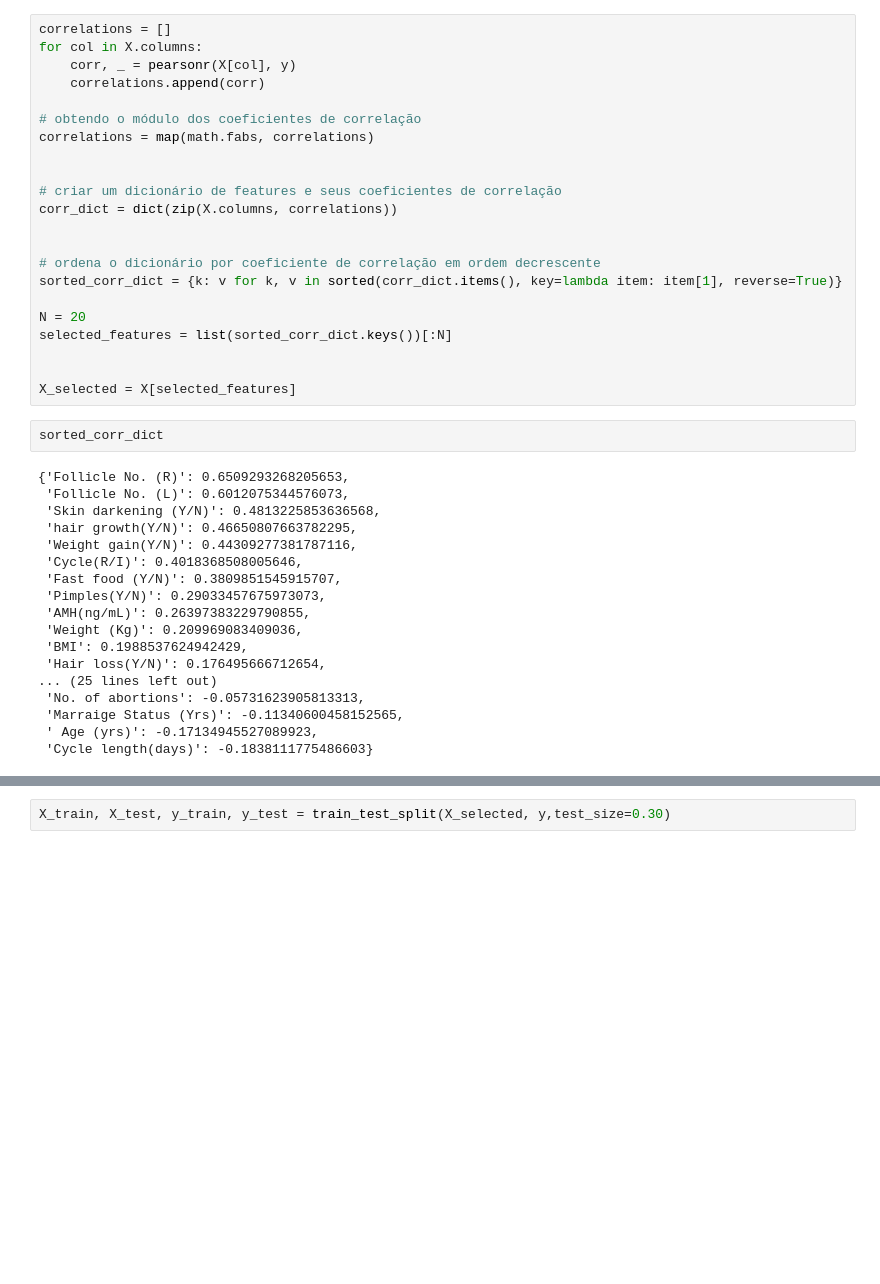
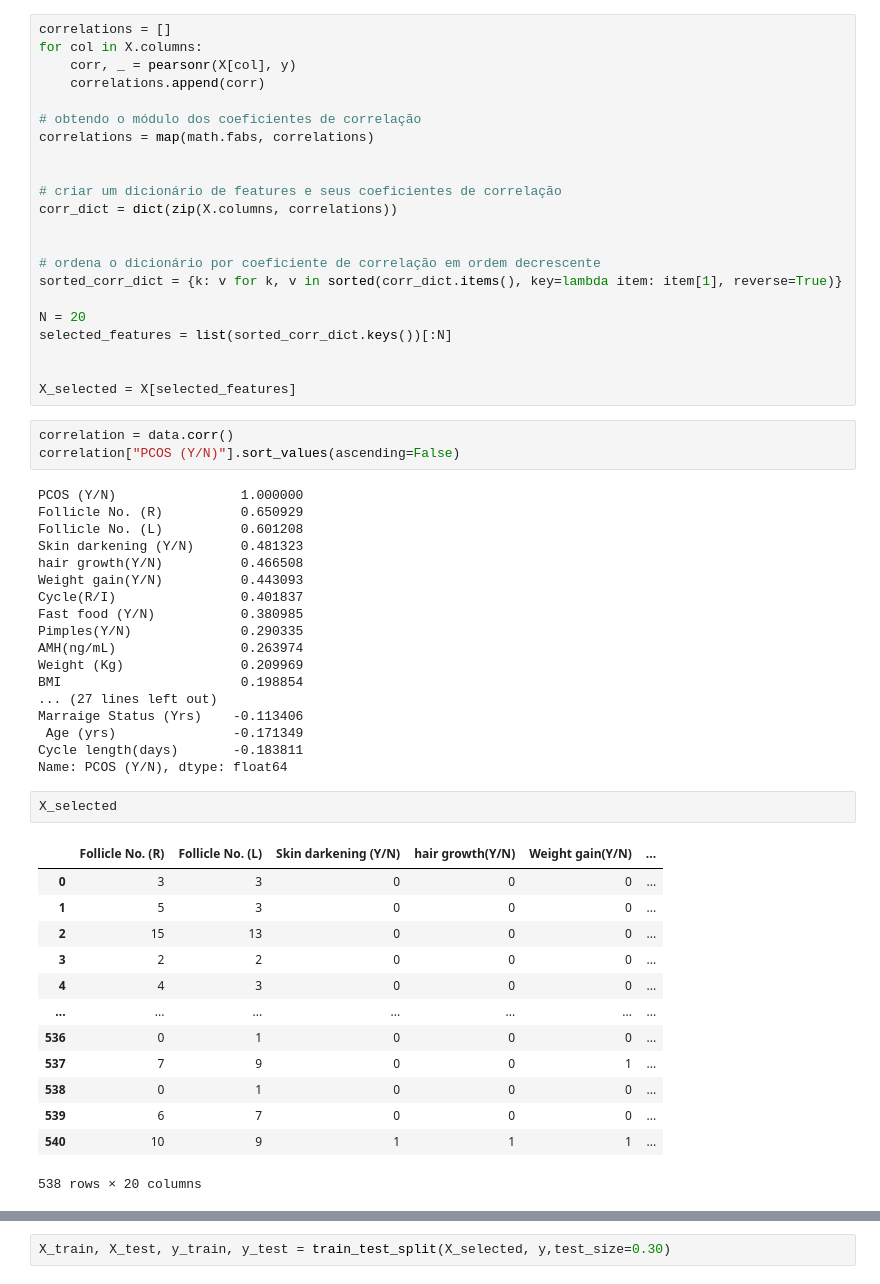
Before and after one commit to melinnediniz/RNA-AA3, a Jupyter notebook: build_model.ipynb, the cells around one changed output, grey strips where cells are left out. Drawn from its saved outputs; the diff is of its cells as text; blank space fills up the shorter version.

```diff
--- a/build_model.ipynb
+++ b/build_model.ipynb
@@ -111,23 +113,40 @@ selected_features = list(sorted_corr_dict.keys())[:N]
 
 X_selected = X[selected_features]
 # %%
-sorted_corr_dict
+correlation = data.corr()
+correlation["PCOS (Y/N)"].sort_values(ascending=False)
 # %% [output]
-{'Follicle No. (R)': 0.6509293268205653,
- 'Follicle No. (L)': 0.6012075344576073,
- 'Skin darkening (Y/N)': 0.4813225853636568,
- 'hair growth(Y/N)': 0.46650807663782295,
- 'Weight gain(Y/N)': 0.44309277381787116,
- 'Cycle(R/I)': 0.4018368508005646,
- 'Fast food (Y/N)': 0.3809851545915707,
- 'Pimples(Y/N)': 0.29033457675973073,
- 'AMH(ng/mL)': 0.26397383229790855,
- 'Weight (Kg)': 0.209969083409036,
- 'BMI': 0.1988537624942429,
- 'Hair loss(Y/N)': 0.176495666712654,
-... (25 lines left out)
- 'No. of abortions': -0.05731623905813313,
- 'Marraige Status (Yrs)': -0.11340600458152565,
- ' Age (yrs)': -0.17134945527089923,
- 'Cycle length(days)': -0.1838111775486603}
+PCOS (Y/N)                1.000000
+Follicle No. (R)          0.650929
+Follicle No. (L)          0.601208
+Skin darkening (Y/N)      0.481323
+hair growth(Y/N)          0.466508
+Weight gain(Y/N)          0.443093
+Cycle(R/I)                0.401837
+Fast food (Y/N)           0.380985
+Pimples(Y/N)              0.290335
+AMH(ng/mL)                0.263974
+Weight (Kg)               0.209969
+BMI                       0.198854
+... (27 lines left out)
+Marraige Status (Yrs)    -0.113406
+ Age (yrs)               -0.171349
+Cycle length(days)       -0.183811
+Name: PCOS (Y/N), dtype: float64
+# %%
+X_selected
+# %% [output]
+|  | Follicle No. (R) | Follicle No. (L) | Skin darkening (Y/N) | hair growth(Y/N) | Weight gain(Y/N) | ... |
+| 0 | 3 | 3 | 0 | 0 | 0 | ... |
+| 1 | 5 | 3 | 0 | 0 | 0 | ... |
+| 2 | 15 | 13 | 0 | 0 | 0 | ... |
+| 3 | 2 | 2 | 0 | 0 | 0 | ... |
+| 4 | 4 | 3 | 0 | 0 | 0 | ... |
+| ... | ... | ... | ... | ... | ... | ... |
+| 536 | 0 | 1 | 0 | 0 | 0 | ... |
+| 537 | 7 | 9 | 0 | 0 | 1 | ... |
+| 538 | 0 | 1 | 0 | 0 | 0 | ... |
+| 539 | 6 | 7 | 0 | 0 | 0 | ... |
+| 540 | 10 | 9 | 1 | 1 | 1 | ... |
+538 rows × 20 columns
 # %% [markdown]
```
Also changed, not shown: parts of 31 cells of this notebook, 2 other files.
